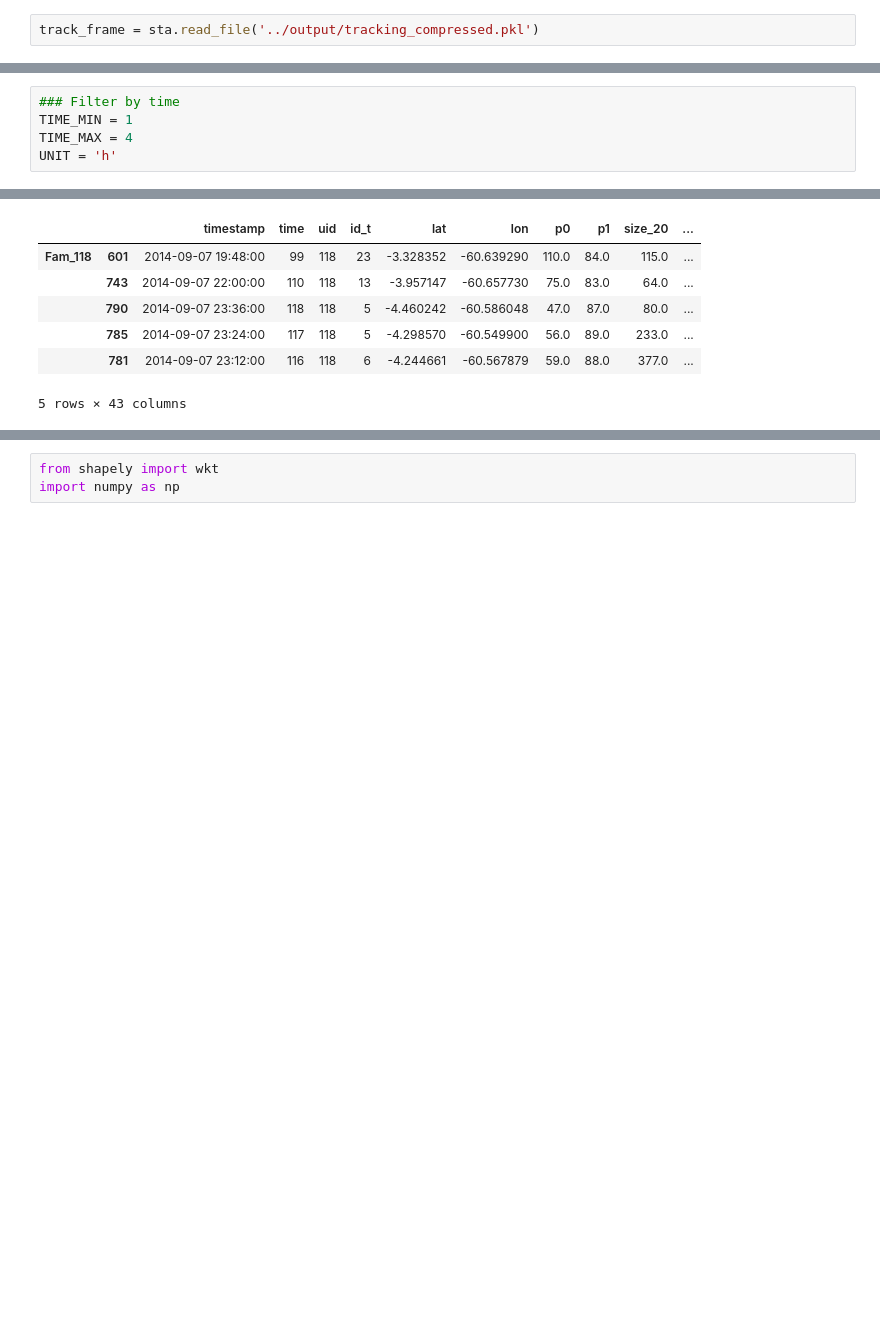
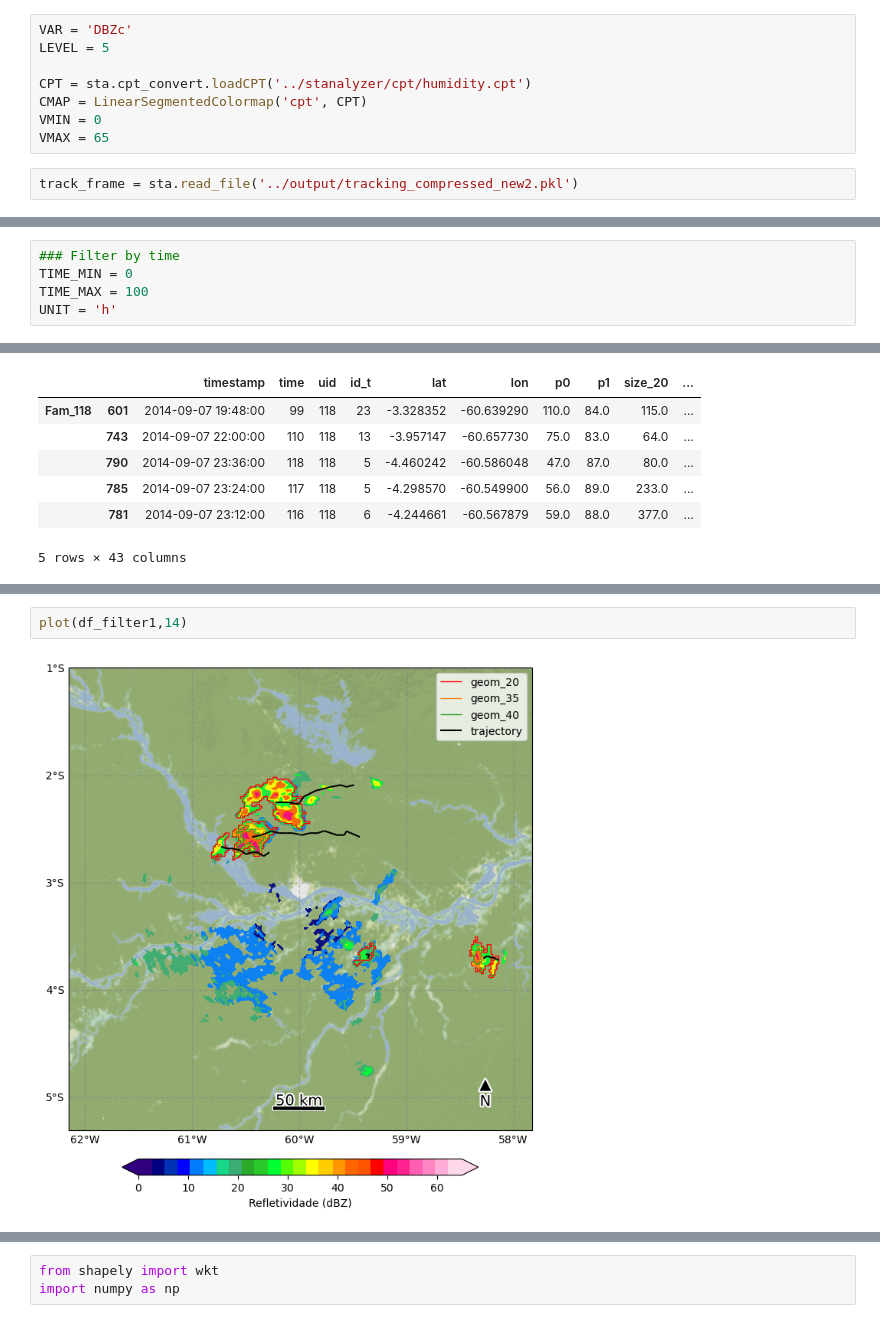
Before and after one commit to helvecioneto/stanalyzer, a Jupyter notebook: docs/Example_01.ipynb, the cells around one changed output, grey strips where cells are left out. Saved outputs shown, nothing was run; the diff lists cells and outputs as text; blank space fills up the shorter version.

Commit message:
Optimized Geometries translation, CPT module, Plot

```diff
--- a/docs/Example_01.ipynb
+++ b/docs/Example_01.ipynb
@@ -46,2 +58,10 @@ import matplotlib.pyplot as plt
+# %%
+VAR = 'DBZc'
+LEVEL = 5
+
+CPT = sta.cpt_convert.loadCPT('../stanalyzer/cpt/humidity.cpt')
+CMAP = LinearSegmentedColormap('cpt', CPT)
+VMIN = 0
+VMAX = 65
 # %%
-track_frame = sta.read_file('../output/tracking_compressed.pkl')
+track_frame = sta.read_file('../output/tracking_compressed_new2.pkl')
@@ -75,8 +94,8 @@ lifes
 310 rows × 5 columns
 # %%
 ### Filter by time
-TIME_MIN = 1
-TIME_MAX = 4
+TIME_MIN = 0
+TIME_MAX = 100
 UNIT = 'h'
 # %%
 ## Apply filter by time
@@ -167,3 +287,7 @@ def plot(dframe,t = 0):
+# %%
+plot(df_filter1,14)
+# %% [output]
+[figure, added]
 # %%
 plot(df_filter1,5)
 # %% [output]
```
Also changed, not shown: parts of 13 cells of this notebook, 12 other files.
